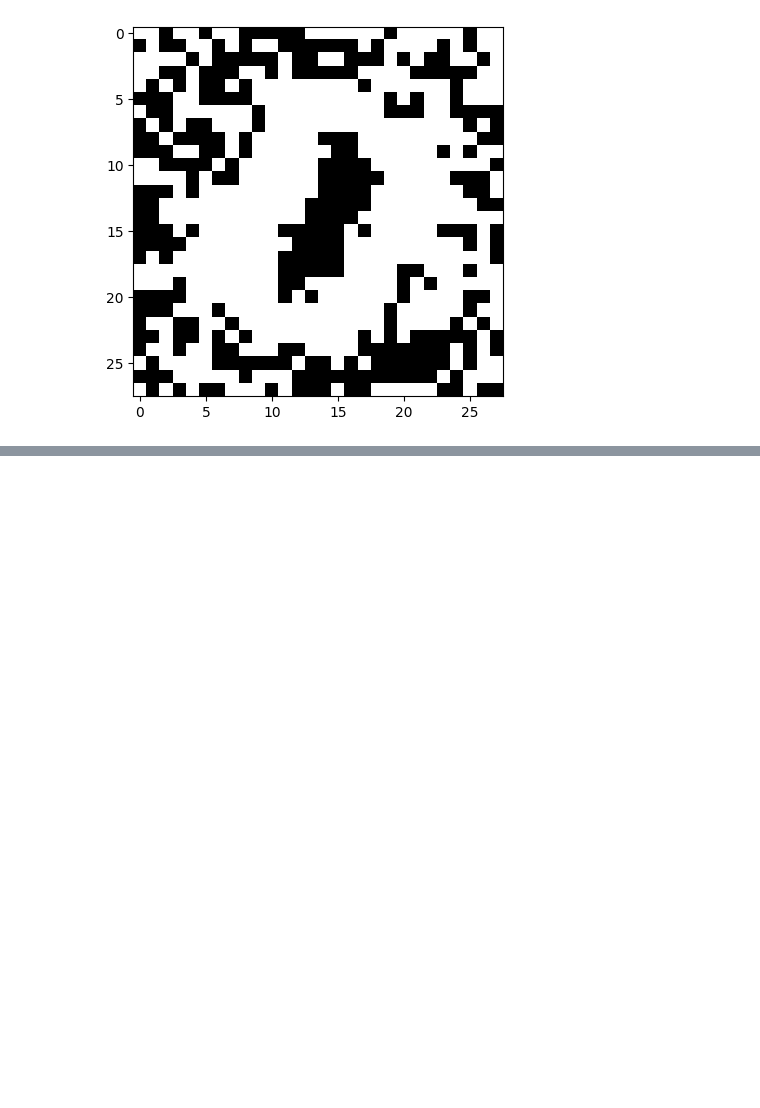
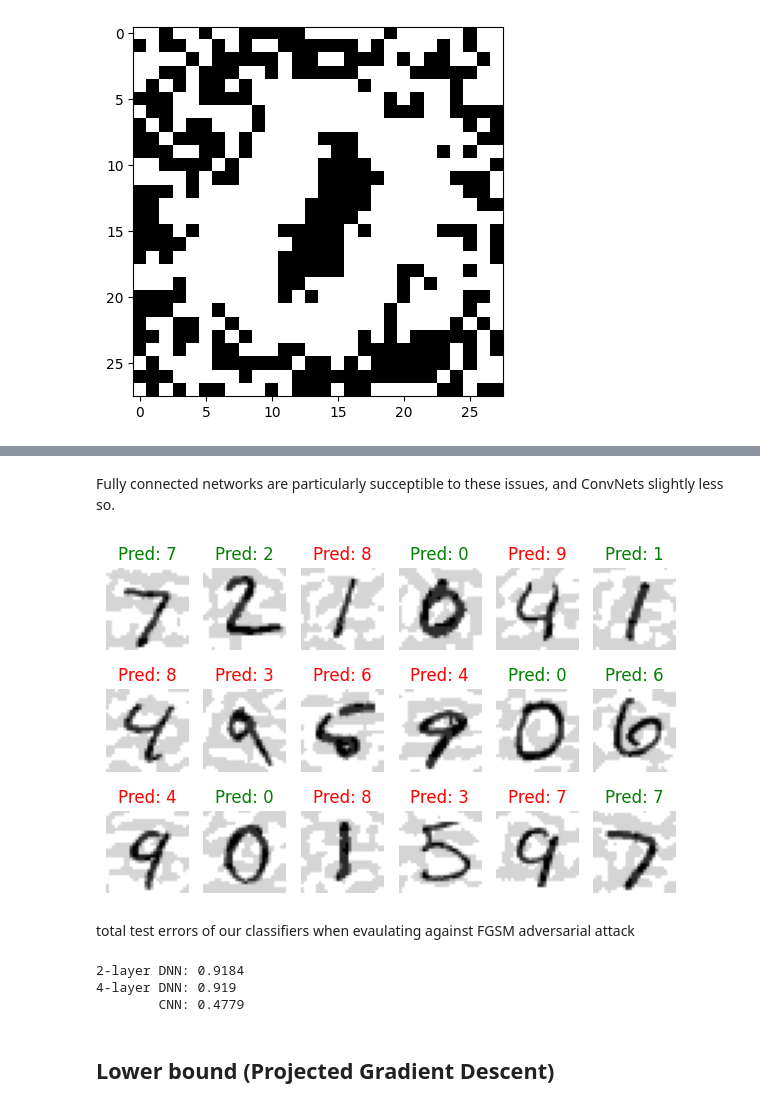
Before and after one commit to rojinakashefi/Trustworthy-ML, a Jupyter notebook: Adversarial_tutorial.ipynb, the cells around one changed output, grey strips where cells are left out. Drawn from its saved outputs; the diff is of its cells as text; code cells hidden in the pictures; blank space fills up the shorter version.

```diff
--- a/Adverserial_tutorial.ipynb
+++ b/Adversarial_tutorial.ipynb
@@ -337,0 +546,11 @@ plt.imshow(1-delta.numpy(), cmap="gray")
+# %% [markdown]
+Fully connected networks are particularly succeptible to these issues, and ConvNets slightly less so.
+# %%
+### Illustrate attacked images
+delta = fgsm(model_cnn, X, y, 0.1)
+yp = model_cnn(X + delta)
+plot_images(X+delta, y, yp, 3, 6)
+# %% [output]
+[figure, added]
+# %% [markdown]
+total test errors of our classifiers when evaulating against FGSM adversarial attack
@@ -337,0 +569,10 @@ plt.imshow(1-delta.numpy(), cmap="gray")
+# %%
+print("2-layer DNN:", epoch_adversarial(model_dnn_2, test_loader, fgsm, 0.1)[0])
+print("4-layer DNN:", epoch_adversarial(model_dnn_4, test_loader, fgsm, 0.1)[0])
+print("        CNN:", epoch_adversarial(model_cnn, test_loader, fgsm, 0.1)[0])
+# %% [output]
+2-layer DNN: 0.9184
+4-layer DNN: 0.919
+        CNN: 0.4779
+# %% [markdown]
+## Lower bound (Projected Gradient Descent)
```
Also changed, not shown: parts of 57 cells of this notebook, 23 other files.
